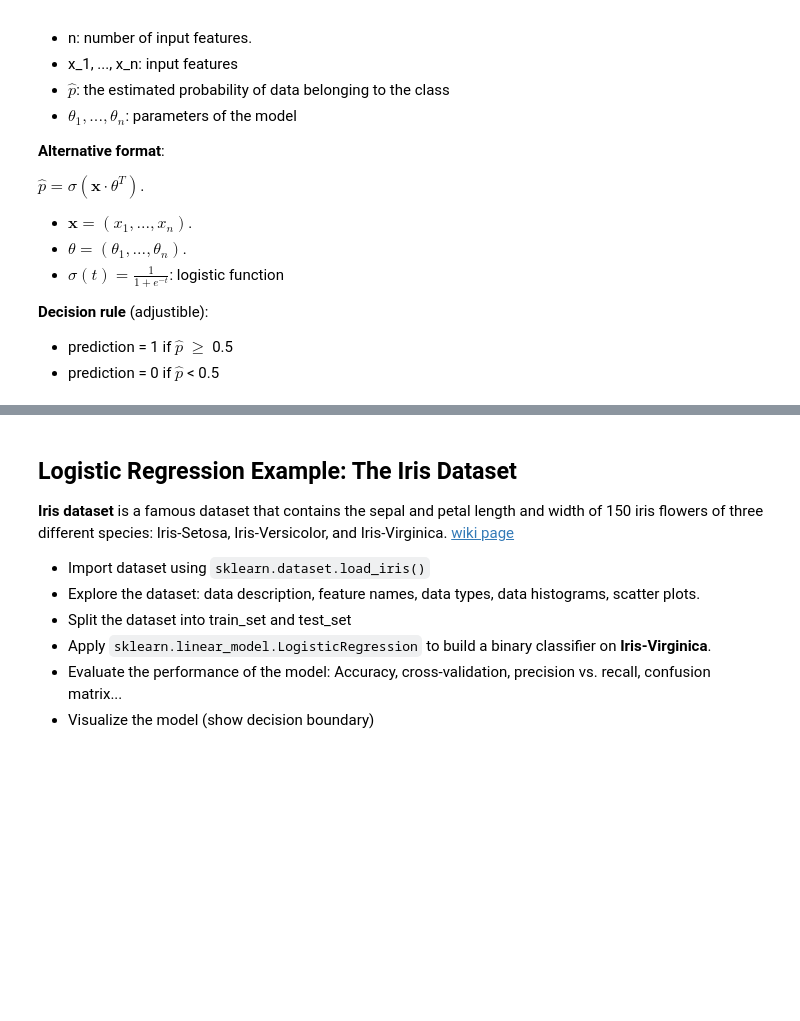
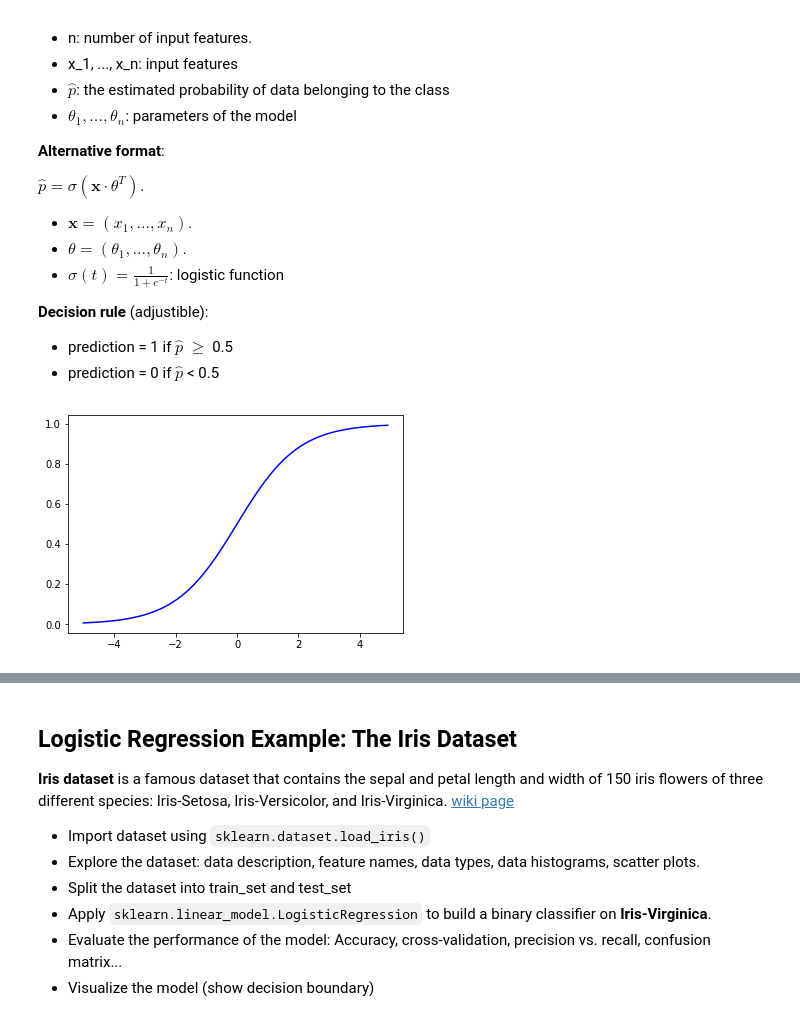
Before and after one commit to asgharm1999/Machine-Learning, a Jupyter notebook: Week 7.ipynb, the cells around one changed output, grey strips where cells are left out. Saved outputs shown, nothing was run; the diff lists cells and outputs as text; code cells hidden in the pictures; blank space fills up the shorter version.

```diff
--- a/Week 7.ipynb
+++ b/Week 7.ipynb
@@ -34,3 +34,14 @@ $\hat{p} = \sigma(\textbf{x}\cdot\theta^T).$
 
 - prediction = 1 if $\hat{p}$ $\ge$ 0.5
 - prediction = 0 if $\hat{p}$ < 0.5
+# %%
+# The graph of the logistic function
+# generate a list of x coordinates
+list_x = np.arange(-5, 5, 0.1)
+# calculate the corresponding y coordinates
+list_y = 1 / (1 + np.exp(-list_x))
+# plot x against y
+plt.plot(list_x, list_y, 'b-')
+plt.show()
+# %% [output]
+[figure, added]
```
Also changed, not shown: parts of 27 cells of this notebook.
